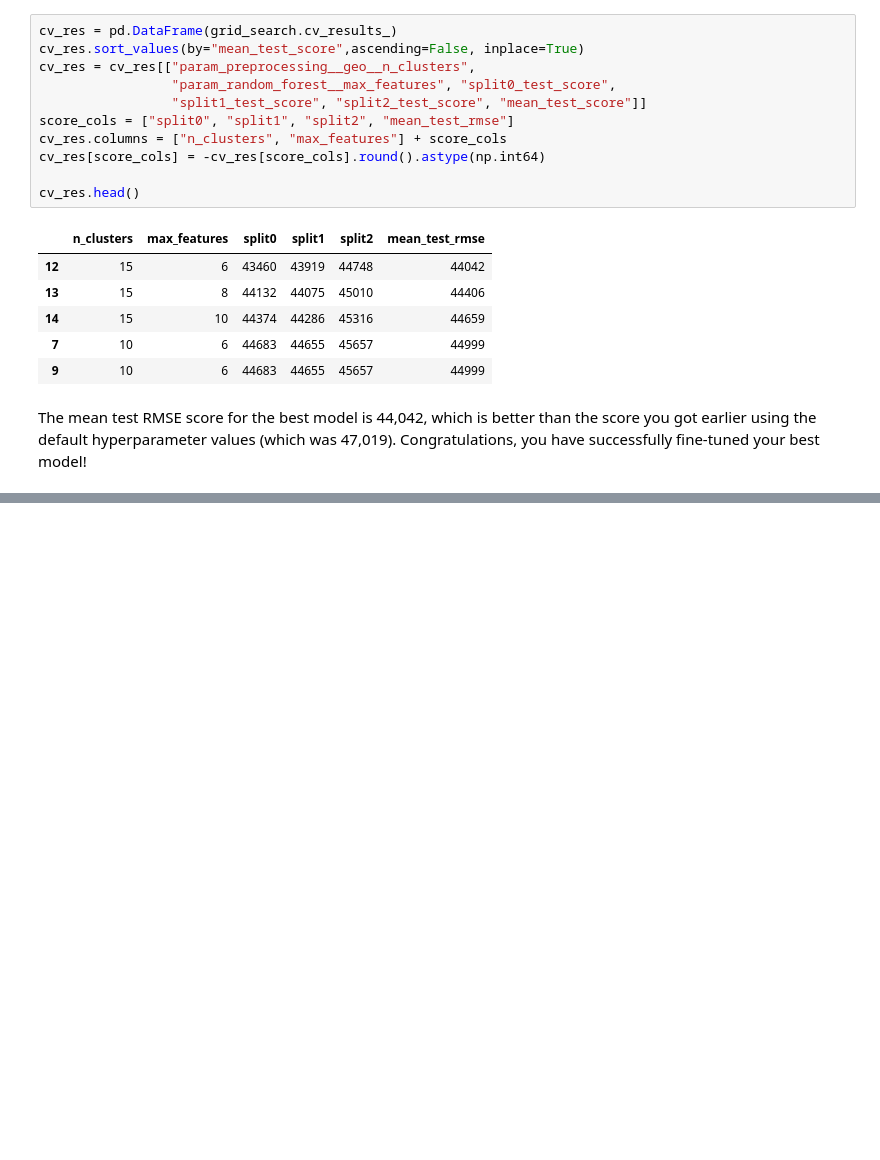
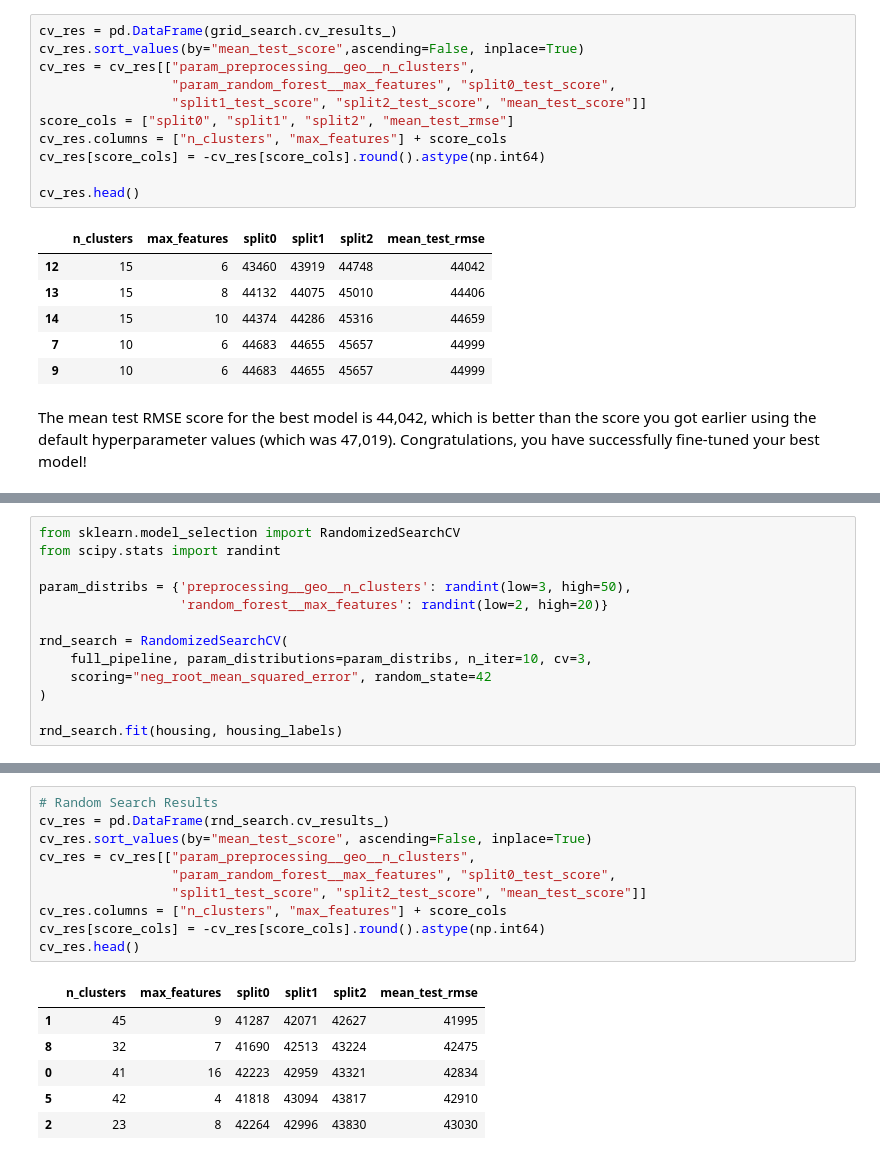
Before and after one commit to DietzscheNostoevsky/ML_HandsOn_Aurelion_Geron, a Jupyter notebook: ml3-agurion_kaggle_chapter2.ipynb, the cells around one changed output, grey strips where cells are left out. Cells and saved outputs as stored; diff of their text form; blank space fills up the shorter version.

```diff
--- a/ml3-agurion_kaggle_chapter2.ipynb
+++ b/ml3-agurion_kaggle_chapter2.ipynb
@@ -1823,0 +1845,13 @@ The mean test RMSE score for the best model is 44,042, which is better than the
+# %%
+from sklearn.model_selection import RandomizedSearchCV
+from scipy.stats import randint
+
+param_distribs = {'preprocessing__geo__n_clusters': randint(low=3, high=50),
+                  'random_forest__max_features': randint(low=2, high=20)}
+
+rnd_search = RandomizedSearchCV(
+    full_pipeline, param_distributions=param_distribs, n_iter=10, cv=3,
+    scoring="neg_root_mean_squared_error", random_state=42
+)
+
+rnd_search.fit(housing, housing_labels)
@@ -1823,0 +1876,17 @@ The mean test RMSE score for the best model is 44,042, which is better than the
+# %%
+# Random Search Results
+cv_res = pd.DataFrame(rnd_search.cv_results_)
+cv_res.sort_values(by="mean_test_score", ascending=False, inplace=True)
+cv_res = cv_res[["param_preprocessing__geo__n_clusters",
+                 "param_random_forest__max_features", "split0_test_score",
+                 "split1_test_score", "split2_test_score", "mean_test_score"]]
+cv_res.columns = ["n_clusters", "max_features"] + score_cols
+cv_res[score_cols] = -cv_res[score_cols].round().astype(np.int64)
+cv_res.head()
+# %% [output]
+|  | n_clusters | max_features | split0 | split1 | split2 | mean_test_rmse |
+| 1 | 45 | 9 | 41287 | 42071 | 42627 | 41995 |
+| 8 | 32 | 7 | 41690 | 42513 | 43224 | 42475 |
+| 0 | 41 | 16 | 42223 | 42959 | 43321 | 42834 |
+| 5 | 42 | 4 | 41818 | 43094 | 43817 | 42910 |
+| 2 | 23 | 8 | 42264 | 42996 | 43830 | 43030 |
```
Also changed, not shown: parts of 13 cells of this notebook.
